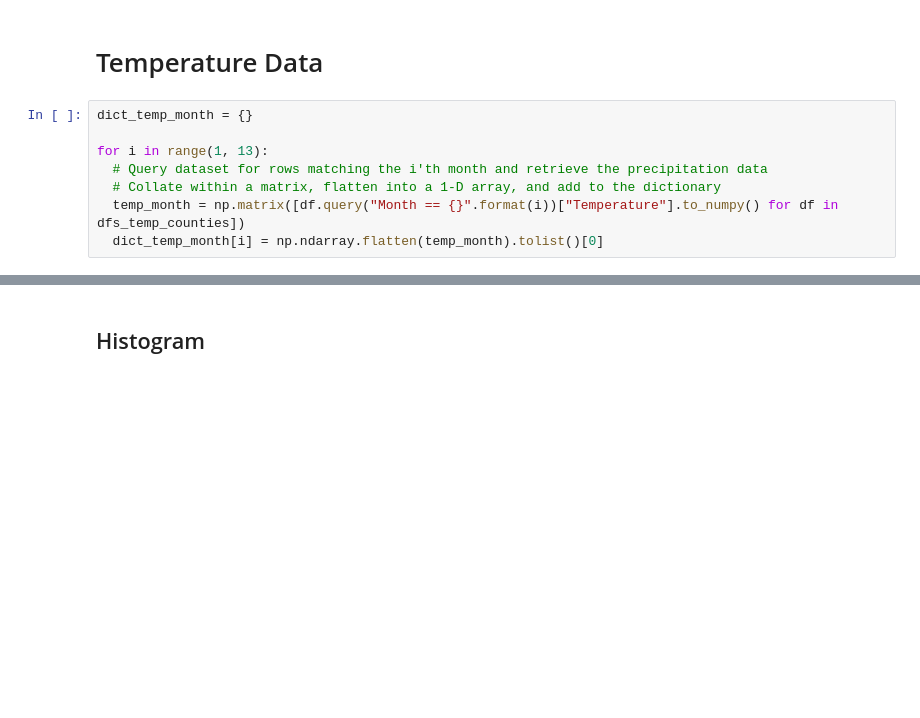
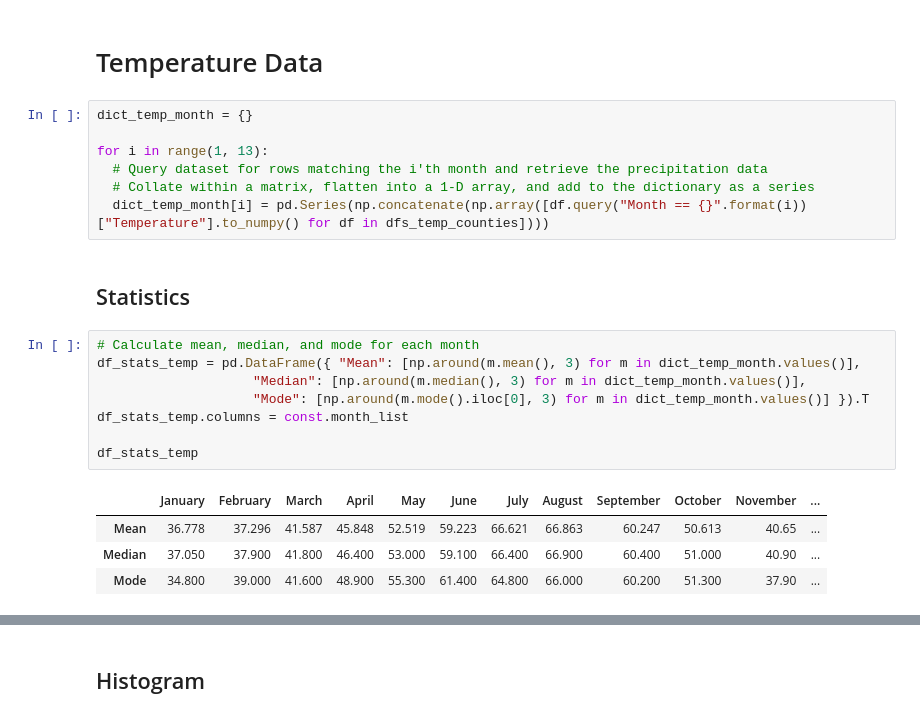
Before and after one commit to seanthayer/Predicting-Wildfires-Using-Machine-Learning, a Jupyter notebook: stats/analysis_by_time_scales.ipynb, the cells around one changed output, grey strips where cells are left out. Cells and saved outputs as stored; diff of their text form; blank space fills up the shorter version.

```diff
--- a/stats/analysis_by_time_scales.ipynb
+++ b/stats/analysis_by_time_scales.ipynb
@@ -83,6 +115,20 @@ dict_temp_month = {}
 
 for i in range(1, 13):
   # Query dataset for rows matching the i'th month and retrieve the precipitation data
-  # Collate within a matrix, flatten into a 1-D array, and add to the dictionary
-  temp_month = np.matrix([df.query("Month == {}".format(i))["Temperature"].to_numpy() for df in dfs_temp_counties])
-  dict_temp_month[i] = np.ndarray.flatten(temp_month).tolist()[0]
+  # Collate within a matrix, flatten into a 1-D array, and add to the dictionary as a series
+  dict_temp_month[i] = pd.Series(np.concatenate(np.array([df.query("Month == {}".format(i))["Temperature"].to_numpy() for df in dfs_temp_counties])))
+# %% [markdown]
+## Statistics
+# %%
+# Calculate mean, median, and mode for each month
+df_stats_temp = pd.DataFrame({ "Mean": [np.around(m.mean(), 3) for m in dict_temp_month.values()],
+                    "Median": [np.around(m.median(), 3) for m in dict_temp_month.values()],
+                    "Mode": [np.around(m.mode().iloc[0], 3) for m in dict_temp_month.values()] }).T
+df_stats_temp.columns = const.month_list
+
+df_stats_temp
+# %% [output]
+|  | January | February | March | April | May | June | July | August | September | October | November | ... |
+| Mean | 36.778 | 37.296 | 41.587 | 45.848 | 52.519 | 59.223 | 66.621 | 66.863 | 60.247 | 50.613 | 40.65 | ... |
+| Median | 37.050 | 37.900 | 41.800 | 46.400 | 53.000 | 59.100 | 66.400 | 66.900 | 60.400 | 51.000 | 40.90 | ... |
+| Mode | 34.800 | 39.000 | 41.600 | 48.900 | 55.300 | 61.400 | 64.800 | 66.000 | 60.200 | 51.300 | 37.90 | ... |
```
Also changed, not shown: parts of 13 cells of this notebook.
